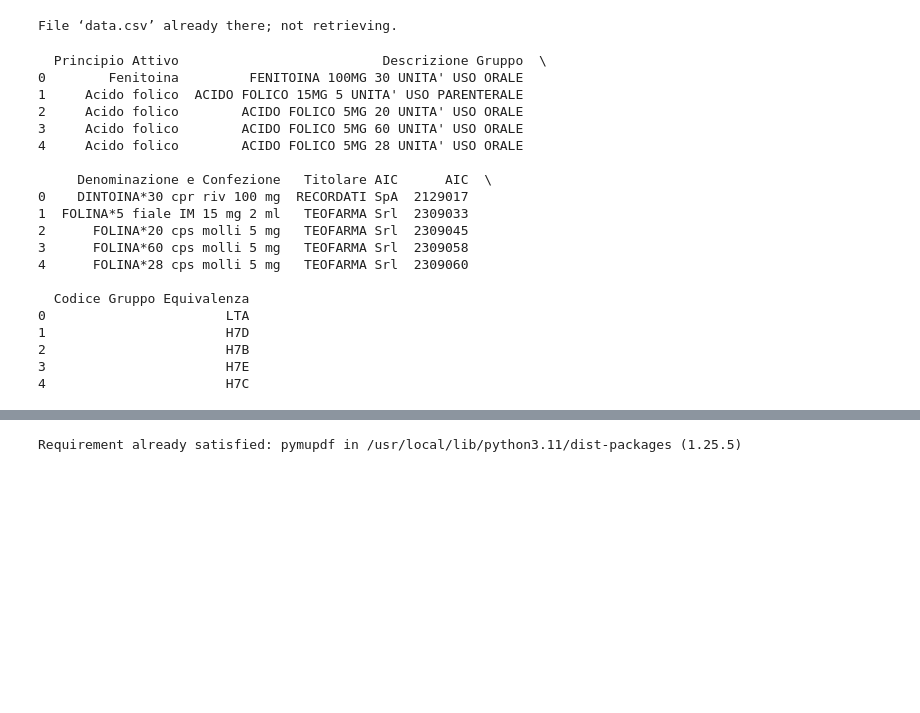
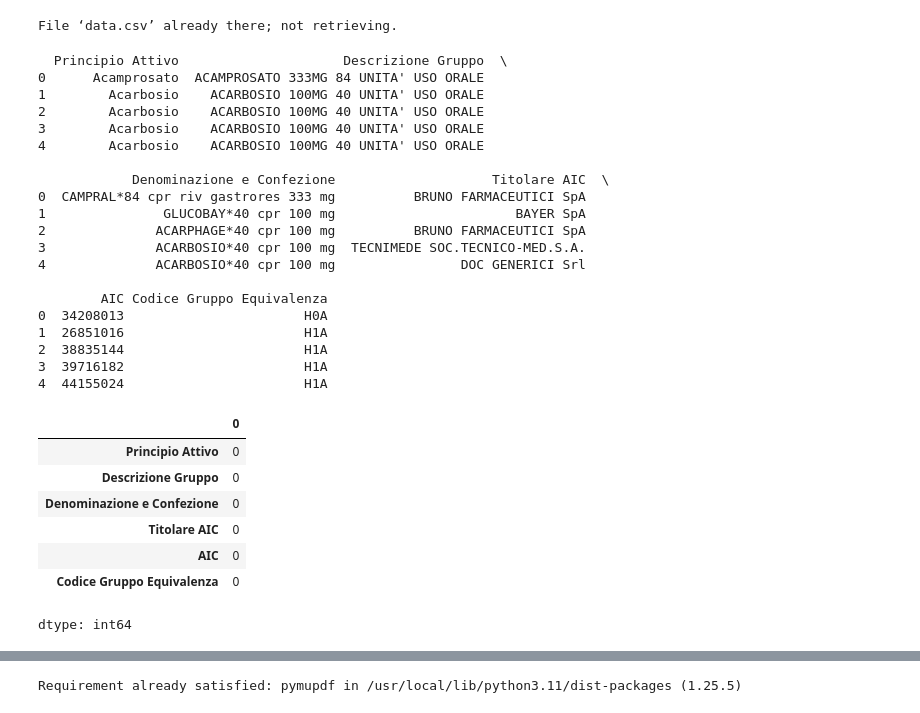
Before and after one commit to thisishasan/prog_mod_b, a Jupyter notebook: code.ipynb, the cells around one changed output, grey strips where cells are left out. Drawn from its saved outputs; the diff is of its cells as text; code cells hidden in the pictures; blank space fills up the shorter version.

```diff
--- a/code.ipynb
+++ b/code.ipynb
@@ -7,29 +7,44 @@ File ‘data.csv’ already there; not retrieving.
 # %%
 import pandas as pd
 
-# Replace 'your_file.csv' with the path to your actual CSV file
-df = pd.read_csv('data.csv')
+df = pd.read_csv("data.csv")
+
+df = df[['Principio Attivo', 'Descrizione Gruppo', 'Denominazione e Confezione', 'Titolare AIC', 'AIC', 'Codice Gruppo Equivalenza']]
+#df = df[df['AIC'] == 2129017]
+#df = df.iloc[470:803]
+#df = df.iloc[0:5]
 
 # Display the first 5 rows of the DataFrame
 print(df.head())
 # %% [output]
-  Principio Attivo                          Descrizione Gruppo  \
-0        Fenitoina         FENITOINA 100MG 30 UNITA' USO ORALE
-1     Acido folico  ACIDO FOLICO 15MG 5 UNITA' USO PARENTERALE
-2     Acido folico        ACIDO FOLICO 5MG 20 UNITA' USO ORALE
-3     Acido folico        ACIDO FOLICO 5MG 60 UNITA' USO ORALE
-4     Acido folico        ACIDO FOLICO 5MG 28 UNITA' USO ORALE
+  Principio Attivo                     Descrizione Gruppo  \
+0      Acamprosato  ACAMPROSATO 333MG 84 UNITA' USO ORALE
+1        Acarbosio    ACARBOSIO 100MG 40 UNITA' USO ORALE
+2        Acarbosio    ACARBOSIO 100MG 40 UNITA' USO ORALE
+3        Acarbosio    ACARBOSIO 100MG 40 UNITA' USO ORALE
+4        Acarbosio    ACARBOSIO 100MG 40 UNITA' USO ORALE
 
-     Denominazione e Confezione   Titolare AIC      AIC  \
-0    DINTOINA*30 cpr riv 100 mg  RECORDATI SpA  2129017
-1  FOLINA*5 fiale IM 15 mg 2 ml   TEOFARMA Srl  2309033
-2      FOLINA*20 cps molli 5 mg   TEOFARMA Srl  2309045
-3      FOLINA*60 cps molli 5 mg   TEOFARMA Srl  2309058
-4      FOLINA*28 cps molli 5 mg   TEOFARMA Srl  2309060
+            Denominazione e Confezione                    Titolare AIC  \
+0  CAMPRAL*84 cpr riv gastrores 333 mg          BRUNO FARMACEUTICI SpA
+1               GLUCOBAY*40 cpr 100 mg                       BAYER SpA
+2              ACARPHAGE*40 cpr 100 mg          BRUNO FARMACEUTICI SpA
+3              ACARBOSIO*40 cpr 100 mg  TECNIMEDE SOC.TECNICO-MED.S.A.
+4              ACARBOSIO*40 cpr 100 mg                DOC GENERICI Srl
 
-  Codice Gruppo Equivalenza
-0                       LTA
-1                       H7D
-2                       H7B
-3                       H7E
-4                       H7C
+        AIC Codice Gruppo Equivalenza
+0  34208013                       H0A
+1  26851016                       H1A
+2  38835144                       H1A
+3  39716182                       H1A
+4  44155024                       H1A
+# %%
+df.isnull().sum()
+# %% [output]
+|  | 0 |
+| Principio Attivo | 0 |
+| Descrizione Gruppo | 0 |
+| Denominazione e Confezione | 0 |
+| Titolare AIC | 0 |
+| AIC | 0 |
+| Codice Gruppo Equivalenza | 0 |
+dtype: int64
```
Also changed, not shown: parts of 4 cells of this notebook.
